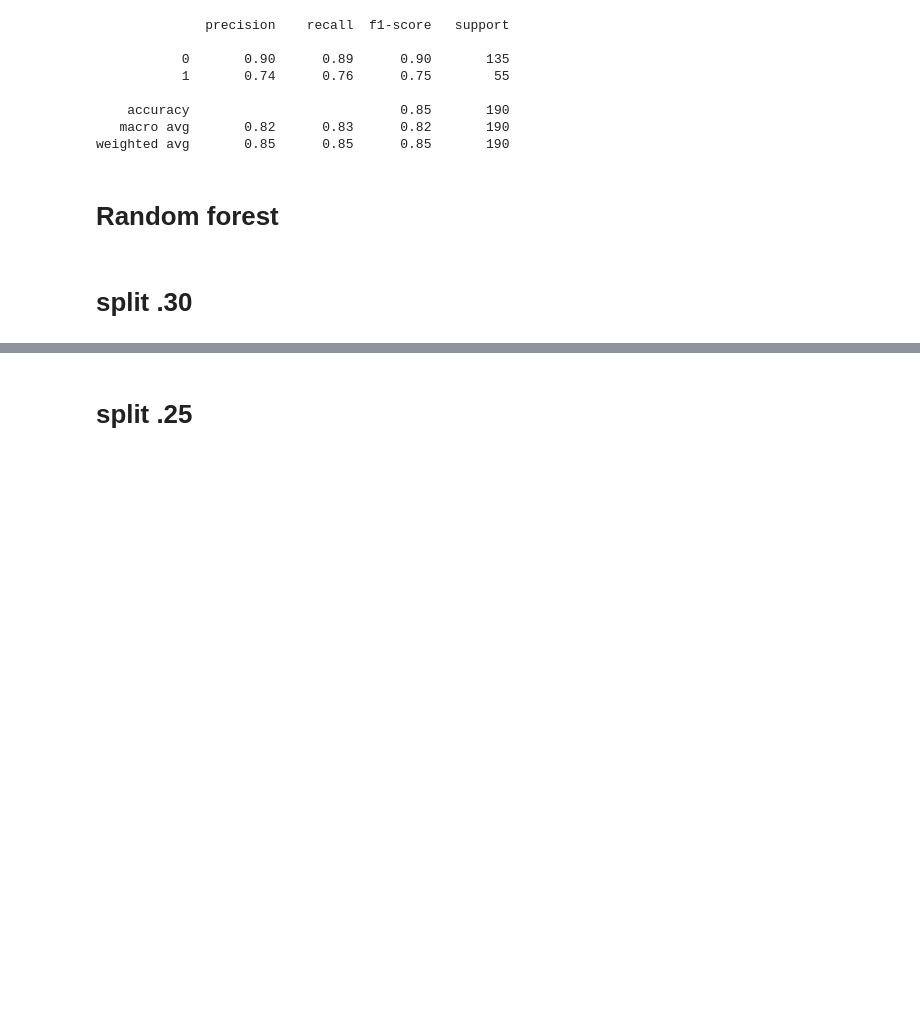
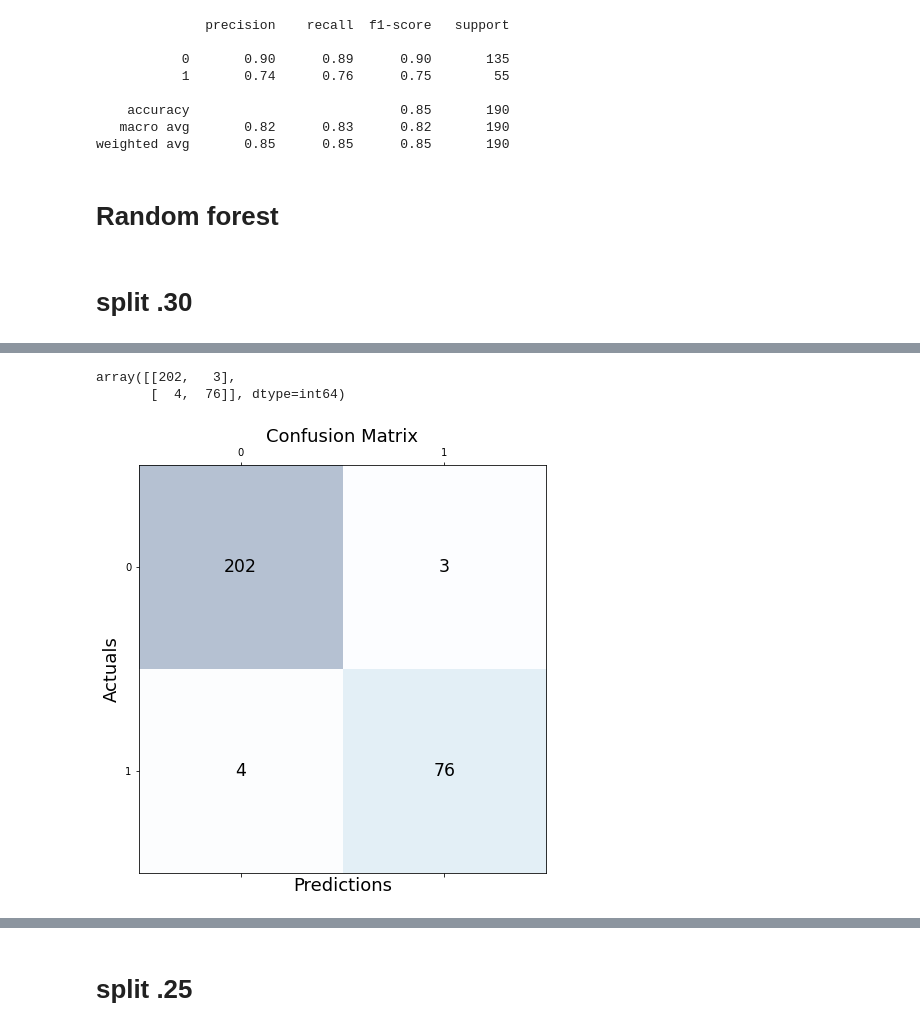
Before and after one commit to hossainalamin/Diabetes_detection_using_ml-master, a Jupyter notebook: model_with_new_dataset_feature_selection.ipynb, the cells around one changed output, grey strips where cells are left out. Cells and saved outputs as stored; diff of their text form; code cells hidden in the pictures; blank space fills up the shorter version.

```diff
--- a/model_with_new_dataset_feature_selection.ipynb
+++ b/model_with_new_dataset_feature_selection.ipynb
@@ -1610,0 +1667,2 @@ rm1_accuracy
+# %%
+imbalance_predict = imbalance_rfcl.predict(xtest)
@@ -1611 +1701,20 @@ rm1_accuracy
+# %%
+imbalance_conf = confusion_matrix(ytest,imbalance_predict)
+imbalance_conf
+# %% [output]
+array([[202,   3],
+       [  4,  76]], dtype=int64)
+# %%
+fig, ax = plt.subplots(figsize=(7.5, 7.5))
+ax.matshow(imbalance_conf, cmap=plt.cm.Blues, alpha=0.3)
+for i in range(imbalance_conf.shape[0]):
+    for j in range(imbalance_conf.shape[1]):
+        ax.text(x=j, y=i,s=imbalance_conf[i, j], va='center', ha='center', size='xx-large')
+
+plt.xlabel('Predictions', fontsize=18)
+plt.ylabel('Actuals', fontsize=18)
+plt.title('Confusion Matrix', fontsize=18)
+plt.show()
+# %% [output]
+[figure, added]
 # %%
```
Also changed, not shown: parts of 164 cells of this notebook.
